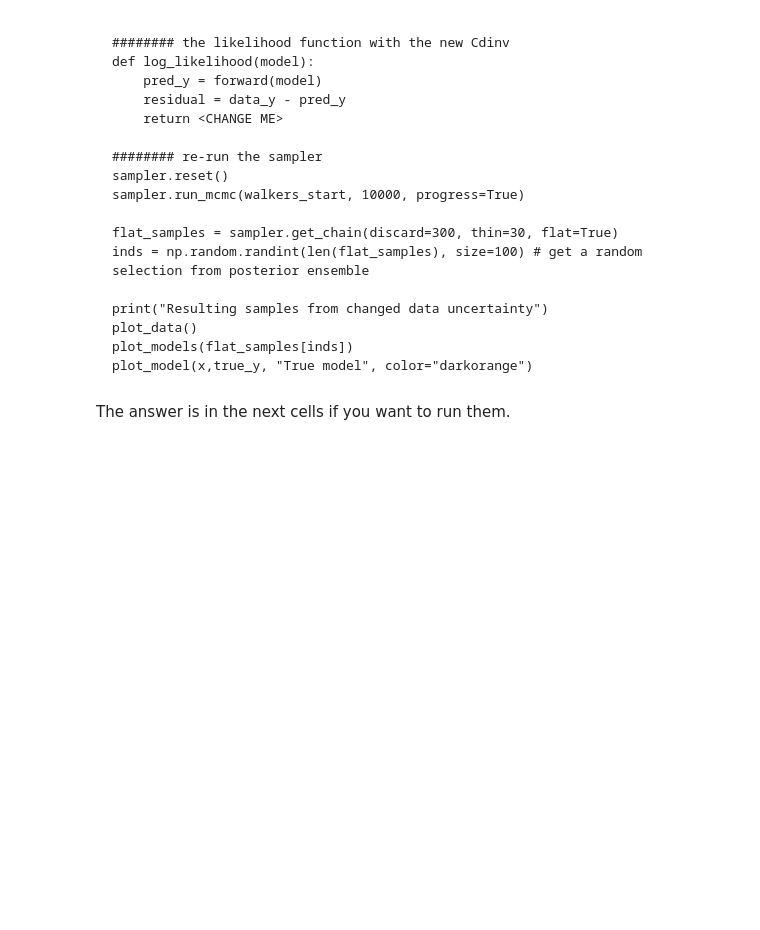
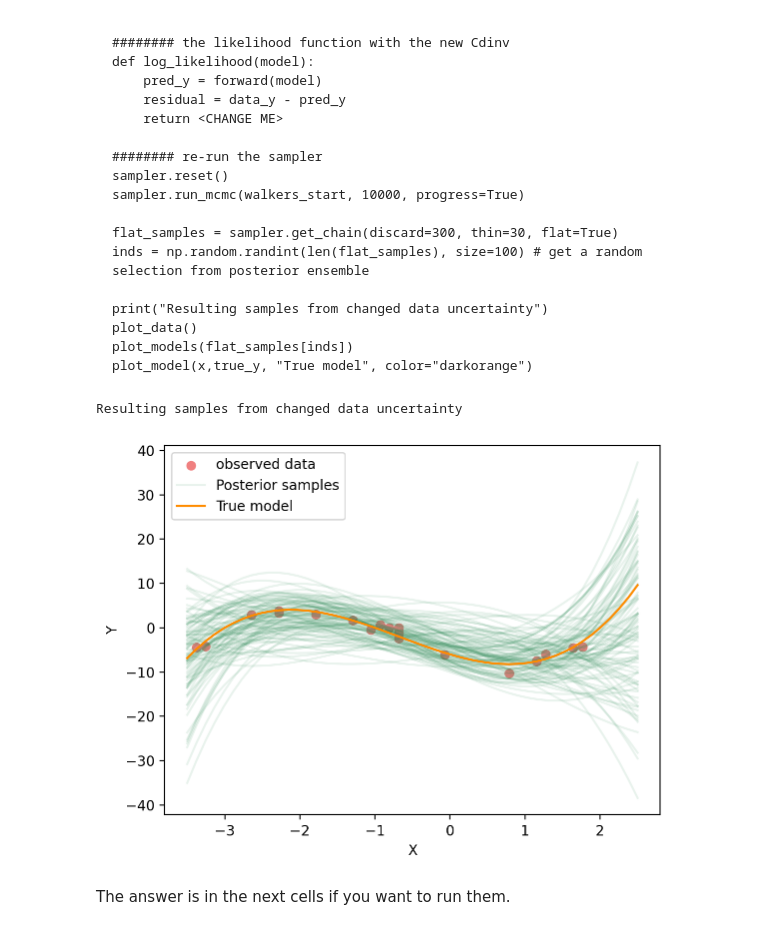
Before and after one commit to nguyen451/Seismology_lab, a Jupyter notebook: Day3/D3_Lab.ipynb, the cells around one changed output. Saved outputs shown, nothing was run; the diff lists cells and outputs as text; code cells hidden in the pictures; blank space fills up the shorter version.

````diff
--- a/Day3/D3_Lab.ipynb
+++ b/Day3/D3_Lab.ipynb
@@ -567,6 +609,25 @@ plot_model(x,true_y, "True model", color="darkorange")
 ```
 # %%
 # Copy the template above, Replace <CHANGE ME> with your answer
+def log_likelihood(model):
+  pred_y = forward(model)
+  residual = data_y - pred_y
+  return -0.5 * np.sum(residual**2 / sigma**2)
+
+###### rerun the sampler
+sampler.reset()
+sampler.run_mcmc(walkers_start, 10000, progress=True)
+
+flat_samples = sampler.get_chain(discard=300, thin=30, flat=True)
+inds = np.random.randint(len(flat_samples), size=100) # get a random selection from posterior ensemble
+
+print("Resulting samples from changed data uncertainty")
+plot_data()
+plot_models(flat_samples[inds])
+plot_model(x,true_y, "True model", color="darkorange")
+# %% [output]
+Resulting samples from changed data uncertainty
+[figure, added]
 # %% [markdown]
 The answer is in the next cells if you want to run them.
 # %%
````
Also changed, not shown: parts of 9 cells of this notebook.
